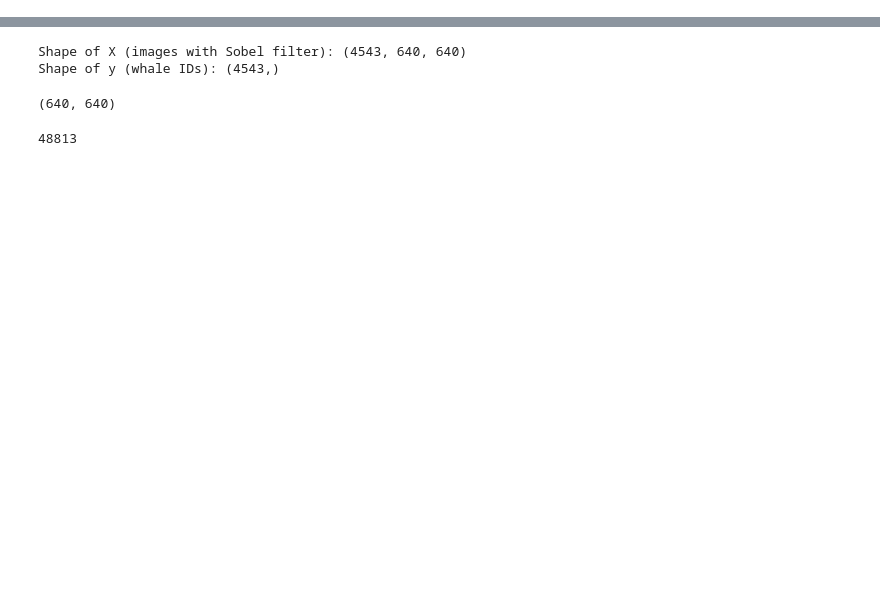
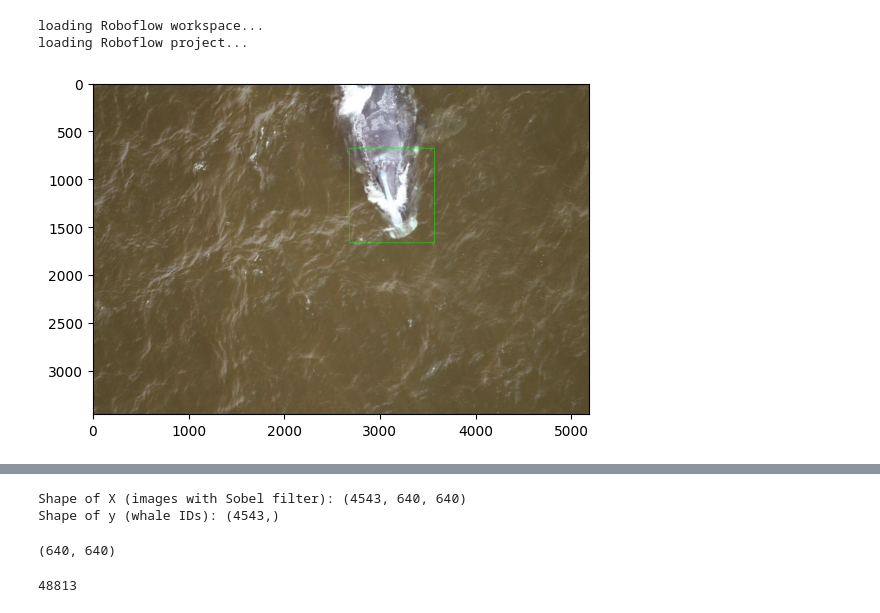
Before and after one commit to HSLU-Projects/ARTIFIN, a Jupyter notebook: WhaleDetection.ipynb, the cells around one changed output, grey strips where cells are left out. Drawn from its saved outputs; the diff is of its cells as text; code cells hidden in the pictures; blank space fills up the shorter version.

```diff
--- a/WhaleDetection.ipynb
+++ b/WhaleDetection.ipynb
@@ -35,0 +46,26 @@ for idx, whale_id in enumerate(sorted(data['whaleID'].unique())):
+# %%
+rf = Roboflow(api_key="EQxthA4jdGAzqD67FiyQ")
+project = rf.workspace().project("artifin")
+model = project.version(2).model
+# %% [output]
+loading Roboflow workspace...
+loading Roboflow project...
+# %%
+# visualize your prediction
+image_path = os.path.join(image_dir, data['Image'][252])
+
+image = cv2.imread(image_path)
+
+predictions = model.predict(image_path, confidence=40, overlap=30).json()
+
+for bounding_box in predictions["predictions"]:
+    x0 = bounding_box['x'] - bounding_box['width'] / 2
+    x1 = bounding_box['x'] + bounding_box['width'] / 2
+    y0 = bounding_box['y'] - bounding_box['height'] / 2
+    y1 = bounding_box['y'] + bounding_box['height'] / 2
+    start_point = (int(x0), int(y0))
+    end_point = (int(x1), int(y1))
+    cv2.rectangle(image, start_point, end_point, color=(0,255,0), thickness=3)
+    plt.imshow(image)
+# %% [output]
+[figure, added]
```
Also changed, not shown: parts of 17 cells of this notebook, 2 other files.
